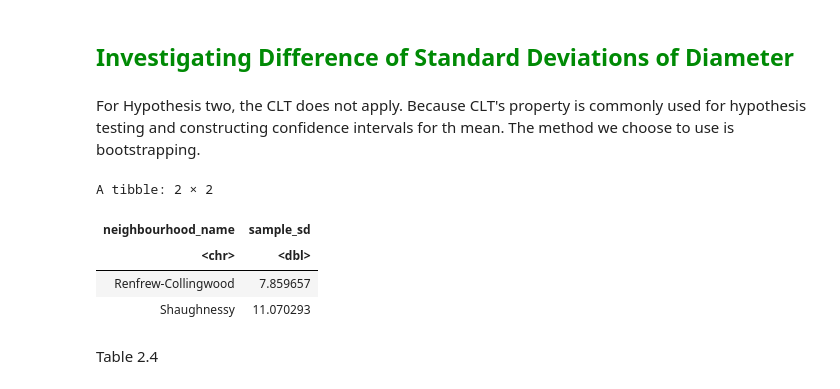
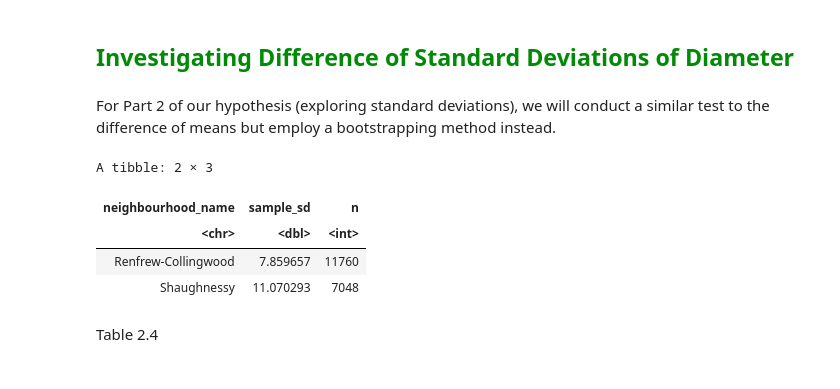
Before and after one commit to eshuaiii/stat-201-2023w1-group-50, a Jupyter notebook: 50_project_report.ipynb, the cells around one changed output. Cells and saved outputs as stored; diff of their text form; code cells hidden in the pictures.

```diff
--- a/50_project_report.ipynb
+++ b/50_project_report.ipynb
@@ -672,20 +656,21 @@ Graph 1.3
 # %% [markdown]
 <h2 style="color:#008a05">Investigating Difference of Standard Deviations of Diameter</h2>
 # %% [markdown]
-For Hypothesis two, the CLT does not apply. Because CLT's property is commonly used for hypothesis testing and constructing confidence intervals for th mean. The method we choose to use is bootstrapping.
+For Part 2 of our hypothesis (exploring standard deviations), we will conduct a similar test to the difference of means but employ a bootstrapping method instead.
 # %%
 #summarize the two samples' means and variances in a table
 RC_Shaughnessy_summarytwo <-
      street_trees_cleaned %>%
      group_by(neighbourhood_name) %>%
-     summarise(sample_sd = sd(diameter))
+     summarise(sample_sd = sd(diameter),
+              n = n())
 RC_Shaughnessy_summarytwo
 # %% [output]
-A tibble: 2 × 2
+A tibble: 2 × 3
-| neighbourhood_name | sample_sd |
-| <chr> | <dbl> |
-| Renfrew-Collingwood | 7.859657 |
-| Shaughnessy | 11.070293 |
+| neighbourhood_name | sample_sd | n |
+| <chr> | <dbl> | <int> |
+| Renfrew-Collingwood | 7.859657 | 11760 |
+| Shaughnessy | 11.070293 | 7048 |
 # %% [markdown]
 Table 2.4
 # %%
```
Also changed, not shown: parts of 40 cells of this notebook.
